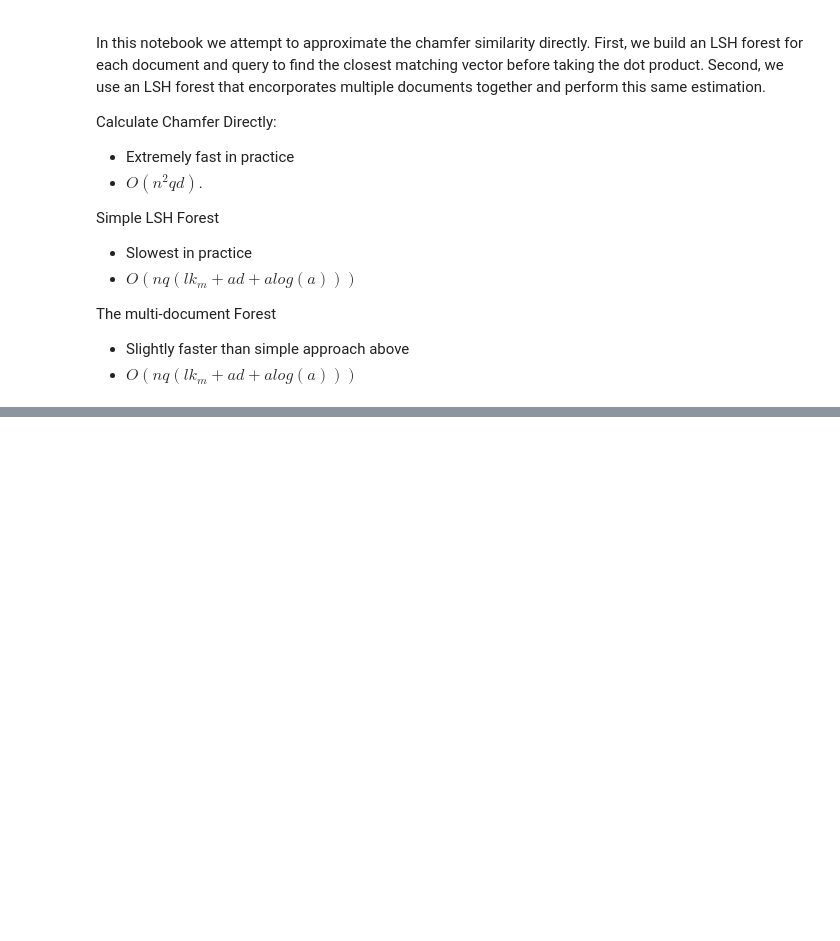
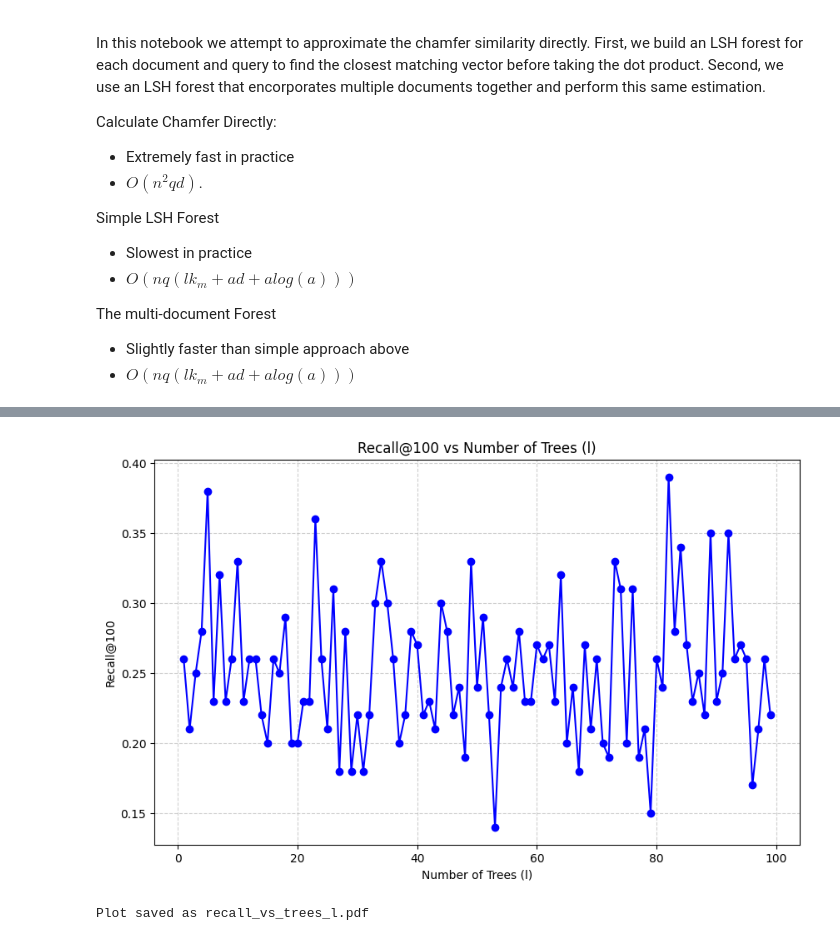
Before and after one commit to YuvalShemla/lsh-forest-for-multi-vector-retrieval, a Jupyter notebook: notebooks/chamfer_approx_real_data.ipynb, the cells around one changed output, grey strips where cells are left out. Drawn from its saved outputs; the diff is of its cells as text; code cells hidden in the pictures; blank space fills up the shorter version.

```diff
--- a/notebooks/chamfer_approx_real_data.ipynb
+++ b/notebooks/chamfer_approx_real_data.ipynb
@@ -27,7 +27,7 @@ from shared.utils import experiment, chamfer, load_and_prepare_beir_dataset
 
 # Initialize Params
 # ^ can maybe reduce with PCA if we want
-n = 10                                 # number of documents
+n = 100                                 # number of documents
 l = 10                                  # trees per forest
 k = 10                                  # pivots to keep per node in tree
 km = 15                                 # max depth of each tree
@@ -98,26 +98,29 @@ Data loading and encoding complete. Found 10 document vectors of shape (10, 678,
 # %%
 from shared.plotting import plot, plot_similarity_heatmap
 from shared.utils import experiment_rec, build_rec_forest, query_rec, recall_rec
+import numpy as np
 import matplotlib.pyplot as plt
 
 experiments = {
-        'l':  [1, 4, 8, 16, 32],
+        'l':  list(range(1, 100))
         #'k':  [4, 8, 16, 32, 64],
         #'km': [16, 32, 64, 128, 256],
         #'a':  [1, 4, 8, 16, 32]
 }
 
-# Evaluate single-doc
-forest_type = "simple"
-results = {}
-for var, vals in experiments.items():
-    processed_vectors = np.concatenate([doc for doc in vectors])
+# Initialize list to store recall scores
+recall_scores = []
+
+# Processed vectors as a 2D array (flattened)
+processed_vectors = np.concatenate([doc for doc in vectors])
+
+for l in experiments['l']:
+    print(f"\nEvaluating Recall@100 with l = {l}")
     #median_ranks, mean_ranks = experiment_rec(var, vals, defaults, processed_vectors, queries, d)
     #print(f"Median ranks for {var} sweep: {median_ranks}")
     #print(f"Mean ranks for {var} sweep: {mean_ranks}")
 
     # Test case 2: Recall test
-    print("\nTest Case 2: Recall test")
     forest = build_rec_forest(
         vectors=processed_vectors,
         l=10,  # Using middle value from l sweep
@@ -137,5 +140,8 @@ for var, vals in experiments.items():
 
     # Calculate recall
     recall_score = recall_rec(true_nn, approx_nn, k=100)
-    print(f"Recall@100: {recall_score:.2f}")
+    print(f"Recall@100 for l={l}: {recall_score:.2f}")
+
+    # Store recall score for plotting
+    recall_scores.append(recall_score)
 # %% [output]
@@ -211,0 +165,19 @@ Finished experiment: km
+# %%
+import matplotlib.pyplot as plt
+
+# Plotting Recall@100 vs Number of Trees (l)
+plt.figure(figsize=(10, 6))
+plt.plot(experiments['l'], recall_scores, marker='o', linestyle='-', color='blue')
+plt.title('Recall@100 vs Number of Trees (l)')
+plt.xlabel('Number of Trees (l)')
+plt.ylabel('Recall@100')
+plt.grid(True, linestyle='--', alpha=0.6)
+# Save plot as PDF
+pdf_filename = "recall_vs_trees_l.pdf"
+plt.savefig(pdf_filename, format='pdf')
+plt.show()
+
+print(f"Plot saved as {pdf_filename}")
+# %% [output]
+[figure, added]
+Plot saved as recall_vs_trees_l.pdf
```
Also changed, not shown: parts of 3 cells of this notebook, 2 other files.
